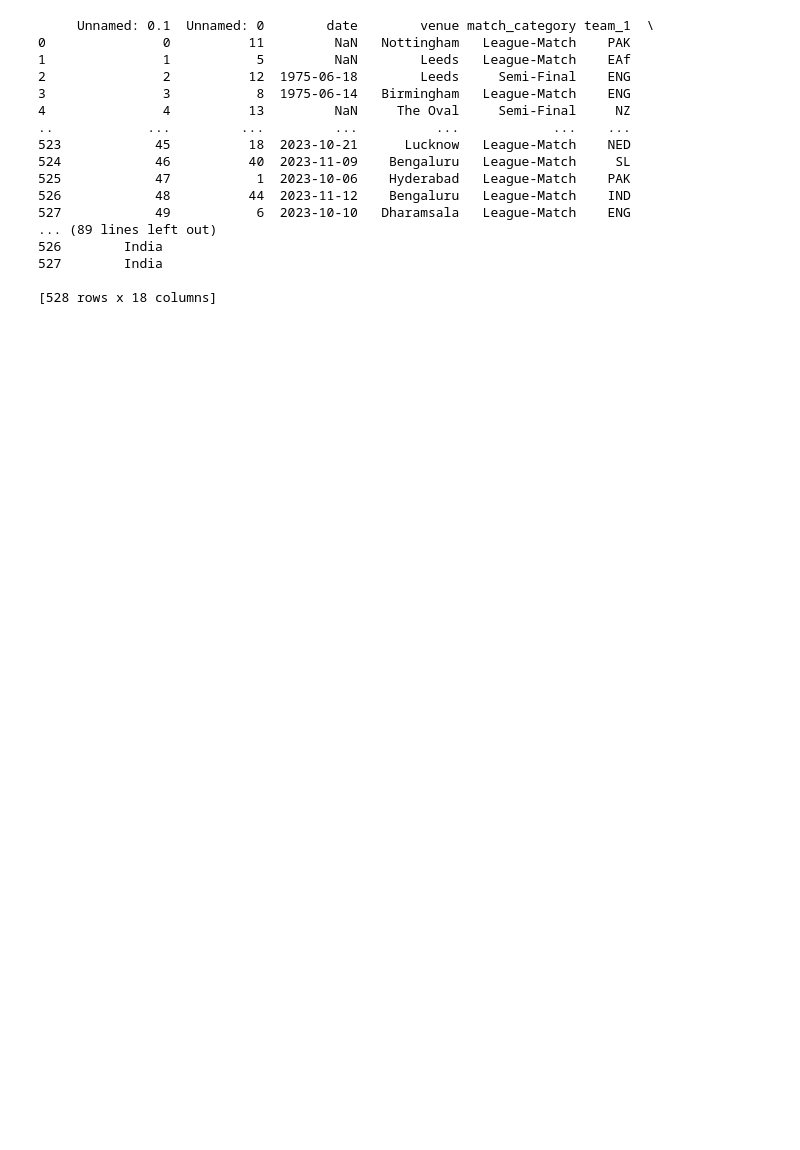
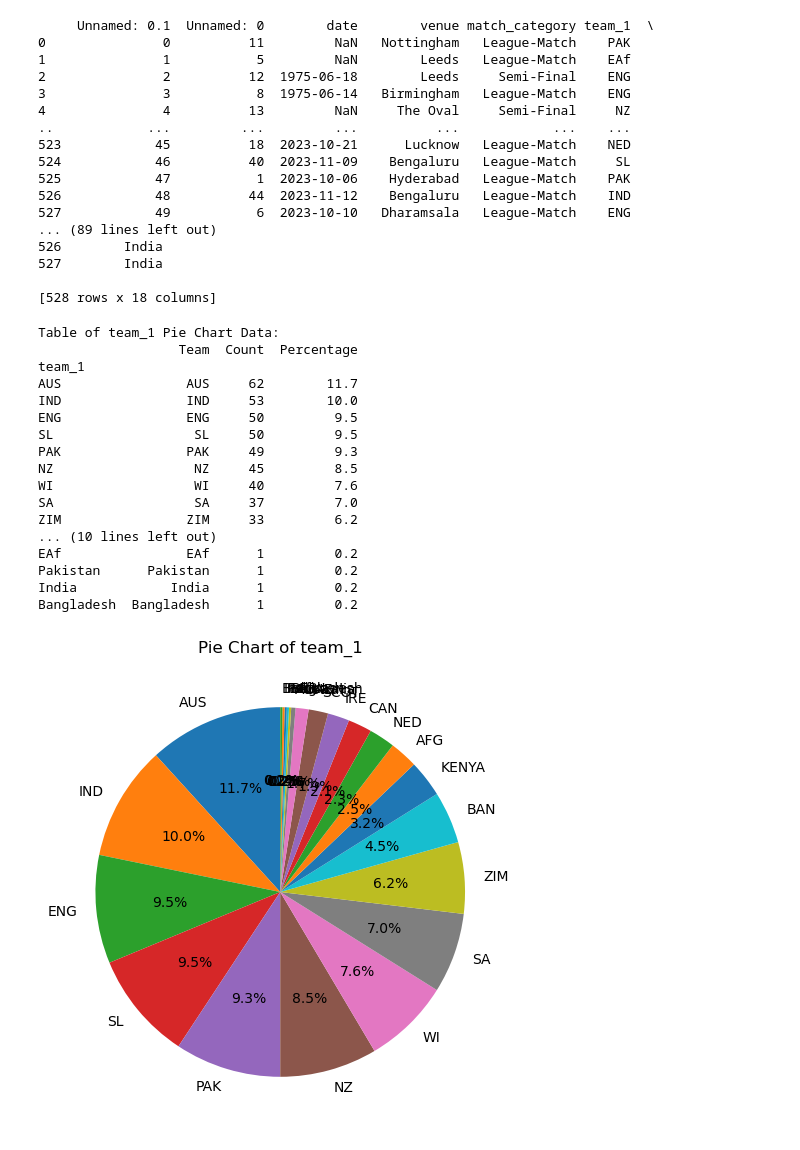
Before and after one commit to LParami/Group_17, a Jupyter notebook: data exploration and visualization.ipynb, the cells around one changed output. Drawn from its saved outputs; the diff is of its cells as text; code cells hidden in the pictures; blank space fills up the shorter version.

```diff
--- a/data exploration and visualization.ipynb
+++ b/data exploration and visualization.ipynb
@@ -37,3 +37,50 @@ print(crick_df)
 527        India
 
 [528 rows x 18 columns]
+# %%
+# Assuming crick_df is your DataFrame
+# Count the values for the 'team_1' column
+team_1_counts = crick_df['team_1'].value_counts()
+
+# Create a DataFrame for the table
+table_data = pd.DataFrame({
+    'Team': team_1_counts.index,
+    'Count': team_1_counts.values,
+    'Percentage': (team_1_counts / team_1_counts.sum() * 100).round(1)
+})
+
+# Display the table
+print("Table of team_1 Pie Chart Data:")
+print(table_data)
+
+# Plot the pie chart
+plt.figure(figsize=(6, 6))
+plt.pie(
+    team_1_counts,
+    labels=team_1_counts.index,  # Add category names as labels
+    autopct='%1.1f%%',           # Show percentages on the pie chart
+    startangle=90                # Rotate the chart for better readability
+)
+
+# Add title and show the plot
+plt.title('Pie Chart of team_1')
+plt.show()
+# %% [output]
+Table of team_1 Pie Chart Data:
+                  Team  Count  Percentage
+team_1
+AUS                AUS     62        11.7
+IND                IND     53        10.0
+ENG                ENG     50         9.5
+SL                  SL     50         9.5
+PAK                PAK     49         9.3
+NZ                  NZ     45         8.5
+WI                  WI     40         7.6
+SA                  SA     37         7.0
+ZIM                ZIM     33         6.2
+... (10 lines left out)
+EAf                EAf      1         0.2
+Pakistan      Pakistan      1         0.2
+India            India      1         0.2
+Bangladesh  Bangladesh      1         0.2
+[figure, added]
```
Also changed, not shown: parts of 8 cells of this notebook, 1 other file.
